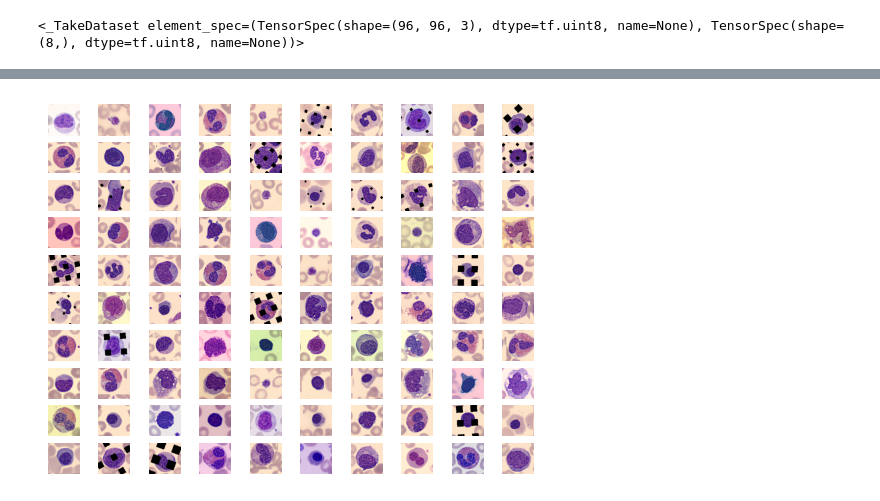
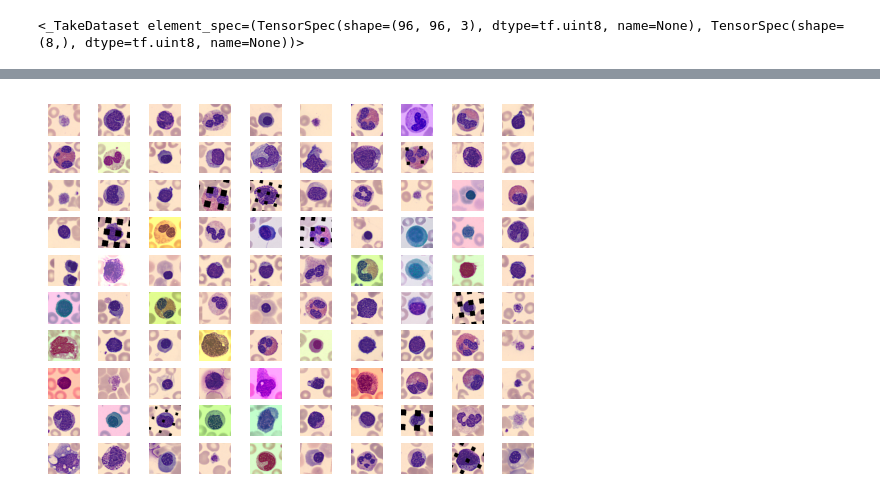
Before and after one commit to tomaz-suller/an2dl, a Jupyter notebook: homework-1/notebooks/1-tomaz-suller-pre-processing.ipynb, the cells around one changed output, grey strips where cells are left out. Saved outputs shown, nothing was run; the diff lists cells and outputs as text; code cells hidden in the pictures.

```diff
--- a/homework-1/notebooks/1-tomaz-suller-pre-processing.ipynb
+++ b/homework-1/notebooks/1-tomaz-suller-pre-processing.ipynb
@@ -119,0 +126,4 @@ repeat_per_label
+# %%
+train_dataset = tf.data.Dataset.from_tensor_slices((images_train, labels_train))
+val_dataset = tf.data.Dataset.from_tensor_slices((images_val, labels_val))
+train_dataset
@@ -120,14 +132,11 @@ repeat_per_label
 # %%
-def augment(
-    dataset: tfds,
-    repeat: dict[int, int] | None = None,
-) -> tfds:
+def augment(dataset: tf.data.Dataset) -> tf.data.Dataset:
     AUGMENTATIONS = [
-        RandomTranslation((-0.15, 0.15), (-0.15, 0.15), fill_mode="wrap"),
+        RandomTranslation((-0.2, 0.2), (-0.2, 0.2), fill_mode="wrap"),
         RandomRotation(1.0, fill_mode="wrap"),
-        RandomChannelShift(value_range=(0, 255), factor=(0.05, 0.3)),
-        RandomHue(value_range=(0, 255), factor=(0.05, 0.3)),
-        GridMask(),
+        RandomChannelShift(value_range=(0, 255), factor=(0.2, 0.5)),
+        RandomHue(value_range=(0, 255), factor=(0.2, 0.5)),
+        GridMask(ratio_factor=(0.2, 0.5)),
     ]
 
     def augmentation_function(x, y):
@@ -138,16 +147,7 @@ def augment(
         augmented_x = tf.cast(tf.switch_case(i, augmentations_dict), tf.uint8)
         return augmented_x, y
 
-    if repeat is not None:
-        datasets = [
-            dataset.batch(1).filter(
-                lambda _, y: tf.reduce_all(y == repeat_y)
-            ).unbatch().repeat(factor)
-            for repeat_y, factor in repeat.items()
-        ]
-        dataset = reduce(lambda d1, d2: d1.concatenate(d2), datasets)
-
-    return dataset.map(augmentation_function, num_parallel_calls=tfd.AUTOTUNE)
+    return dataset.map(augmentation_function, num_parallel_calls=tf.data.AUTOTUNE)
 # %%
 def one_hot_encode(x, y, num_classes=8):
     return (
@@ -159,23 +159,25 @@ def one_hot_encode(x, y, num_classes=8):
     )
 # %%
 augmented_train_dataset = (
-    augment(train_dataset, repeat_per_label)
+    augment(train_dataset)
     .concatenate(train_dataset)
-    .map(one_hot_encode, num_parallel_calls=tfd.AUTOTUNE)
+    .map(one_hot_encode, num_parallel_calls=tf.data.AUTOTUNE)
 )
+augmented_train_dataset = augmented_train_dataset.shuffle(augmented_train_dataset.cardinality())
 augmented_train_dataset.save(str(OUTPUT_DIR / "train"))
 
 augmented_val_dataset = (
-    augment(val_dataset, repeat_per_label)
+    augment(val_dataset)
     .concatenate(val_dataset)
-    .map(one_hot_encode, num_parallel_calls=tfd.AUTOTUNE)
+    .map(one_hot_encode, num_parallel_calls=tf.data.AUTOTUNE)
 )
+augmented_val_dataset = augmented_val_dataset.shuffle(augmented_val_dataset.cardinality())
 augmented_val_dataset.save(str(OUTPUT_DIR / "val"))
 # %% [markdown]
 ## Analysis
 # %%
-augmented_train_dataset = tfds.load(str(OUTPUT_DIR / "train"))
-augmented_val_dataset = tfds.load(str(OUTPUT_DIR / "val"))
+# augmented_train_dataset = tf.data.Dataset.load(str(OUTPUT_DIR / "train"))
+# augmented_val_dataset = tf.data.Dataset.load(str(OUTPUT_DIR / "val"))
 # %%
 augmented_train_dataset.take(1)
 # %% [output]
@@ -188,11 +190,11 @@ len([sample for sample in augmented_train_dataset])
 # %%
 import matplotlib.pyplot as plt
 
 fig, axes = plt.subplots(nrows=10, ncols=10)
 axes = axes.reshape((-1))
 
-for ax, (image, _) in zip(axes, augmented_train_dataset.shuffle(28_000).as_numpy_iterator()):
+for ax, (image, _) in zip(axes, augmented_train_dataset.as_numpy_iterator()):
     ax.set_axis_off()
     ax.imshow(image)
 # %% [output]
-[figure, old version]
+[figure, new version]
```
Also changed, not shown: parts of 15 cells of this notebook.
